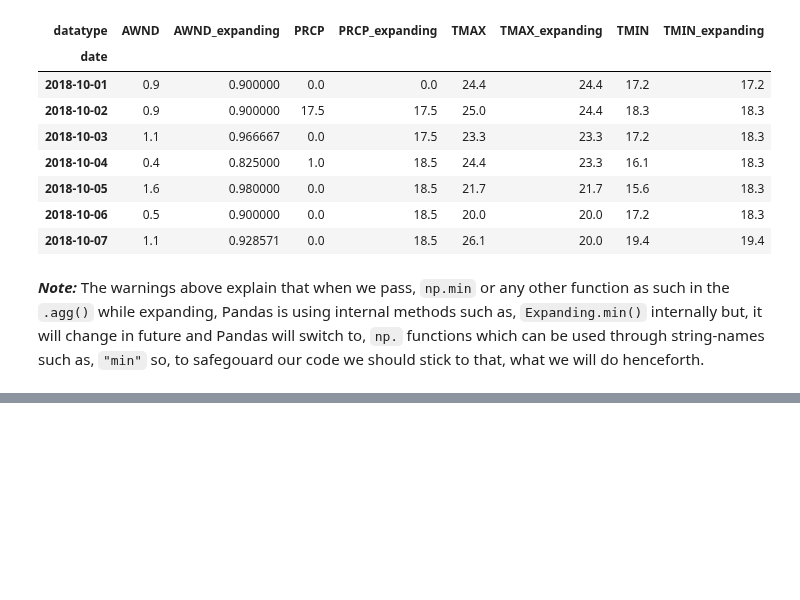
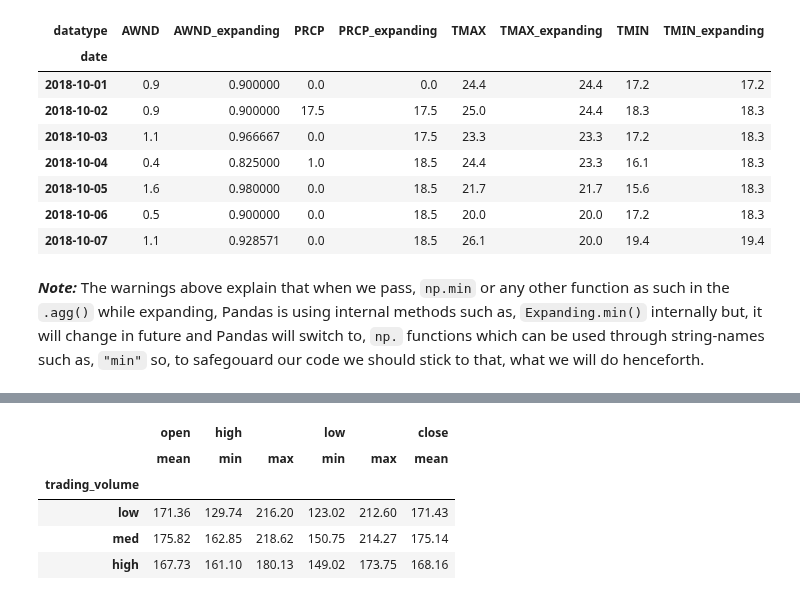
Before and after one commit to OfTheByteQuest/Data-Analytics-Learning-and-Projects, a Jupyter notebook: Chapter-4/Chapter_4.ipynb, the cells around one changed output, grey strips where cells are left out. Drawn from its saved outputs; the diff is of its cells as text; code cells hidden in the pictures; blank space fills up the shorter version.

```diff
--- a/Chapter-4/Chapter_4.ipynb
+++ b/Chapter-4/Chapter_4.ipynb
@@ -1218,0 +1309,13 @@ central_park_weather['2018-10-01':'2018-10-07'].expanding().agg(
+# %%
+weather = pd.read_csv(filepath_or_buffer='/content/Data-Analytics-Learning-and-Projects/Chapter-4/Data/weather_by_station.csv',
+                      index_col='date',
+                      parse_dates=True)
+fb = pd.read_csv(filepath_or_buffer='/content/Data-Analytics-Learning-and-Projects/Chapter-4/Data/fb_2018.csv',
+                 index_col='date',
+                 parse_dates=True).assign(
+                     trading_volume=lambda x: pd.cut(
+                         x.volume, bins=3, labels=['low', 'med', 'high']
+                     )
+                 )
+# %%
+pd.set_option('display.float_format', lambda x: '%.2f' % x)
@@ -1218,0 +1385,15 @@ central_park_weather['2018-10-01':'2018-10-07'].expanding().agg(
+# %%
+fb_agg = fb.groupby('trading_volume').agg({
+    'open':'mean',
+    'high': ['min', 'max'],
+    'low': ['min', 'max'],
+    'close': 'mean'
+})
+fb_agg
+# %% [output]
+|  | open | high |  | low |  | close |
+|  | mean | min | max | min | max | mean |
+| trading_volume |  |  |  |  |  |  |
+| low | 171.36 | 129.74 | 216.20 | 123.02 | 212.60 | 171.43 |
+| med | 175.82 | 162.85 | 218.62 | 150.75 | 214.27 | 175.14 |
+| high | 167.73 | 161.10 | 180.13 | 149.02 | 173.75 | 168.16 |
```
Also changed, not shown: parts of 38 cells of this notebook.
